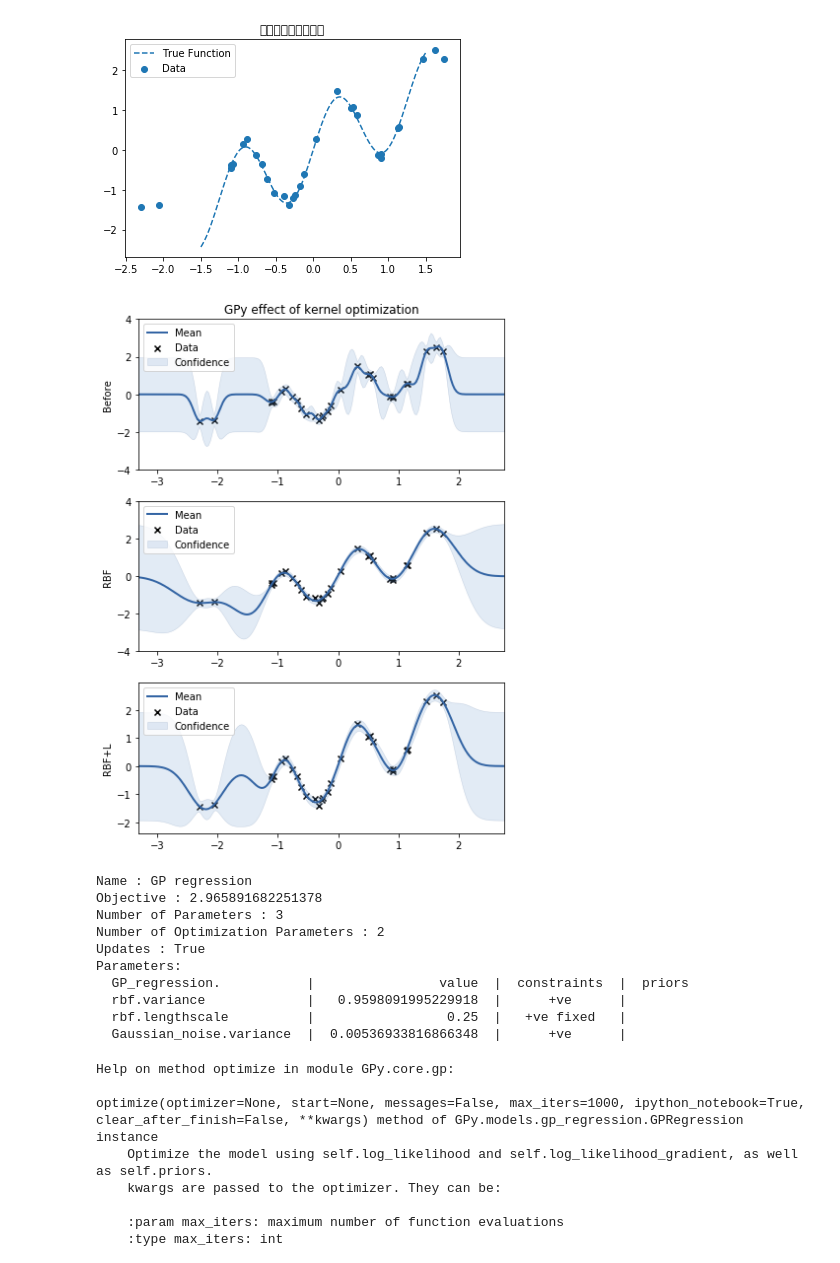
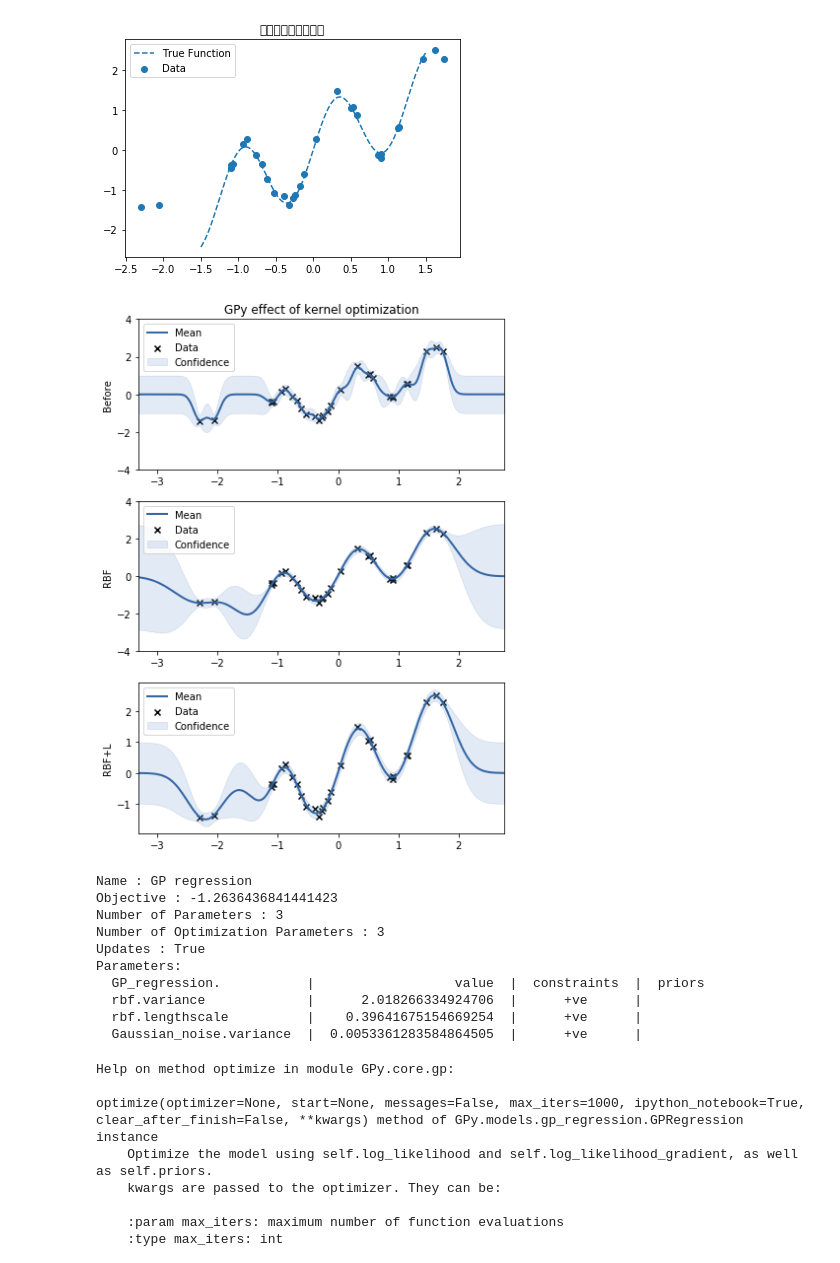
Before and after one commit to TakuTsuzuki/TimecostBO, a Jupyter notebook: GPy test.ipynb, the cells around one changed output. Cells and saved outputs as stored; diff of their text form; code cells hidden in the pictures.

```diff
--- a/GPy test.ipynb
+++ b/GPy test.ipynb
@@ -205,46 +205,47 @@ kern = gp_kern.RBF(input_dim=1) #+ gp_kern.Bias(input_dim=1)
 #kern = gp_kern.PeriodicExponential(input_dim=1)
 gpy_model = GPy.models.GPRegression(X=x_train.reshape(-1, 1), Y=y_train.reshape(-1, 1), kernel=kern, normalizer=None)
 # %%
-kern = gp_kern.RBF(input_dim=1, variance = 1e+0, lengthscale=.1)
+kern = gp_kern.RBF(input_dim=1, variance = 0.25, lengthscale=.1)
 gpy_model = GPy.models.GPRegression(X=x_train.reshape(-1, 1), Y=y_train.reshape(-1, 1), kernel=kern, noise_var=0.01)
 fig = plt.figure(figsize=(6,8))
 ax1 = fig.add_subplot(311)
 gpy_model.plot(ax=ax1)  # 最適化前の予測
 
 kern = gp_kern.RBF(input_dim=1)
 gpy_model = GPy.models.GPRegression(X=x_train.reshape(-1, 1), Y=y_train.reshape(-1, 1), kernel=kern, noise_var=0.01)
 gpy_model.optimize()
 ax2 = fig.add_subplot(312, sharex=ax1)
 gpy_model.plot(ax=ax2)  # カーネル最適化後の予測
 
-kern = gp_kern.RBF(input_dim=1, variance = 1, lengthscale=.25)
+kern = gp_kern.RBF(input_dim=1, variance = 0.25, lengthscale=1)
 gpy_model = GPy.models.GPRegression(X=x_train.reshape(-1, 1), Y=y_train.reshape(-1, 1), kernel=kern, noise_var=0.01)
-gpy_model.rbf.lengthscale.fix()
+#gpy_model.rbf.lengthscale.fix()
+gpy_model.rbf.variance.fix()
 gpy_model.optimize()
 ax3 = fig.add_subplot(313, sharex=ax1)
 gpy_model.plot(ax=ax3)
 
 ax1.set_ylim(ax2.set_ylim(-4, 4))
 ax1.set_title("GPy effect of kernel optimization")
 ax1.set_ylabel("Before")
 ax2.set_ylabel("RBF")
 ax3.set_ylabel("RBF+L")
 fig.tight_layout()
 # %% [output]
-[figure, old version]
+[figure, new version]
 # %%
 print(gpy_model)
 # %% [output]
 Name : GP regression
-Objective : 2.965891682251378
+Objective : -1.2636436841441423
 Number of Parameters : 3
-Number of Optimization Parameters : 2
+Number of Optimization Parameters : 3
 Updates : True
 Parameters:
-  GP_regression.           |                value  |  constraints  |  priors
-  rbf.variance             |   0.9598091995229918  |      +ve      |
-  rbf.lengthscale          |                 0.25  |   +ve fixed   |
-  Gaussian_noise.variance  |  0.00536933816866348  |      +ve      |
+  GP_regression.           |                  value  |  constraints  |  priors
+  rbf.variance             |      2.018266334924706  |      +ve      |
+  rbf.lengthscale          |    0.39641675154669254  |      +ve      |
+  Gaussian_noise.variance  |  0.0053361283584864505  |      +ve      |
 # %%
 help(gpy_model.optimize)
 # %% [output]
```
Also changed, not shown: parts of 4 cells of this notebook, 8 other files.
